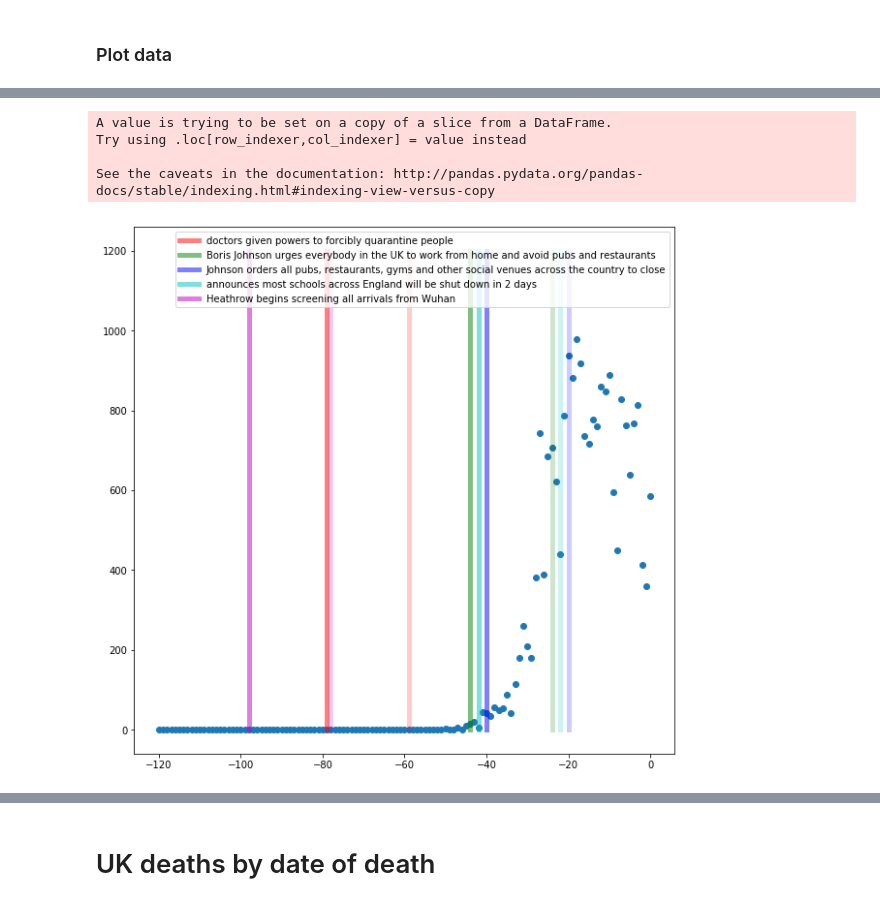
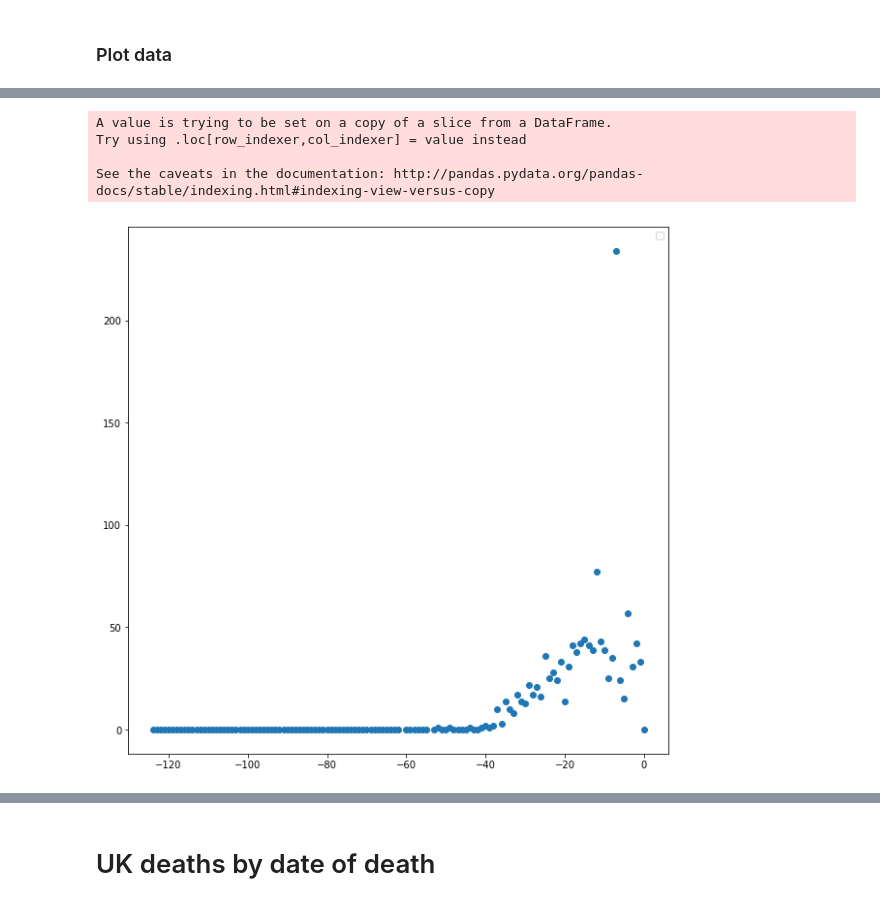
Before and after one commit to PaulHalloran/Jupiter_notebooks_halloran, a Jupyter notebook: covid_international_deaths.ipynb, the cells around one changed output, grey strips where cells are left out. Cells and saved outputs as stored; diff of their text form; code cells hidden in the pictures.

```diff
--- a/covid_international_deaths.ipynb
+++ b/covid_international_deaths.ipynb
@@ -95,7 +95,7 @@ infection_to_death=20
 country = 'United_Kingdom'
 
 # country = 'United_States_of_America'
-# country = 'Sweden'
+country = 'Ireland'
 
 from scipy.optimize import curve_fit
 from itertools import cycle
@@ -112,34 +112,34 @@ c_country['date'] = pd.to_datetime(c_country[['year', 'month', 'day']])
 days = (c_country.date - c_country.iloc[0].date).dt.days
 
 fig= plt.subplots(figsize=(10, 10))
 
 x,y=days.copy(),c_country.deaths.values.copy()
 plt.scatter(x,y)
 
 # for i in (np.arange(15)+1):
 #     x,y=days[i::].copy(),c_country.deaths.values[i::].copy()
 #     popt, pcov = curve_fit(func, x, y)
 #     plt.plot(x, func(x, *popt),alpha=0.8,label='_nolegend_')
 
 if country == 'United_Kingdom':
     for key in uk_measures:
         color=next(colours_cycle)
         date = uk_measures[key]
         days = (date - c_country.iloc[0].date).days
         days2 = days + infection_to_death
         plt.plot([days,days],[0,1200],color,label=key,alpha=0.5,lw=5)
         plt.plot([days2,days2],[0,1200],color,alpha=0.2,lw=5)
 
 plt.legend(loc = 1)
 
 plt.savefig('/Users/ph290/Downloads/x_deaths.png')
 # plt.xlim([-35,5])
 # %% [output]
 A value is trying to be set on a copy of a slice from a DataFrame.
 Try using .loc[row_indexer,col_indexer] = value instead
 
 See the caveats in the documentation: http://pandas.pydata.org/pandas-docs/stable/indexing.html#indexing-view-versus-copy
-[figure, old version]
+[figure, new version]
 # %%
 ISO3_codes = np.array([str(x) for x in np.unique(c.countryterritoryCode)])
 ISO3_codes = ISO3_codes[ISO3_codes <> 'nan']
```
Also changed, not shown: parts of 13 cells of this notebook.
